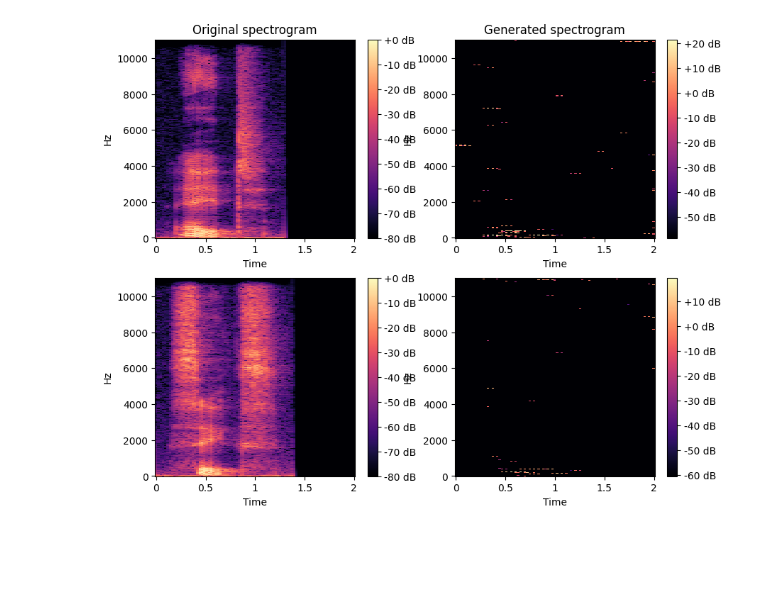
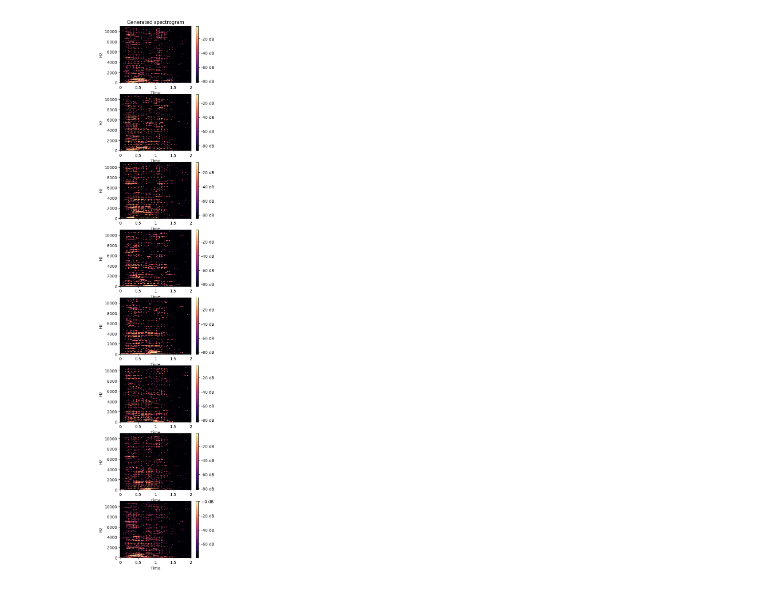
Before and after one commit to damianlacz/AudioMNIST-recon-gan, a Jupyter notebook: audio_gan.ipynb, the cells around one changed output. Cells and saved outputs as stored; diff of their text form; code cells hidden in the pictures; blank space fills up the shorter version.

```diff
--- a/audio_gan.ipynb
+++ b/audio_gan.ipynb
@@ -39,29 +39,29 @@ X_test = normalize(X_test.reshape(*X_test.shape, 1), type = 'minmax')
 # %%
 def build_generator(input_shape):
     input_layer = tf.keras.layers.Input(shape = input_shape[1:])
-    #z = tf.keras.layers.BatchNormalization()(input_layer)
-    z = tf.keras.layers.Dense(128 * 21 * 1, use_bias = True)(input_layer)
-    #z = tf.keras.layers.LeakyReLU()(z)
-    z = tf.keras.layers.Reshape(target_shape = (128, 21, 1))(z)
-    z = tf.keras.layers.Conv2DTranspose(filters = 64, kernel_size = (2, 3), strides = (2, 2), use_bias = False, padding='valid')(z)
-    z = tf.keras.layers.BatchNormalization(momentum=0.8)(z)
+    z = tf.keras.layers.Dense(127 * 20 * 1, use_bias = False)(input_layer)
+    z = tf.keras.layers.BatchNormalization()(z)
     z = tf.keras.layers.LeakyReLU()(z)
-    #z = tf.keras.layers.Dropout(0.3)(z)
-    z = tf.keras.layers.Conv2DTranspose(filters = 32, kernel_size = (2, 3), strides = (2, 2), use_bias = False, padding='valid')(z)
-    z = tf.keras.layers.BatchNormalization(momentum=0.8)(z)
+    z = tf.keras.layers.Reshape(target_shape = (127, 20, 1))(z)
+    z = tf.keras.layers.Conv2DTranspose(filters = 64, kernel_size = (3, 3), strides = (2, 2), use_bias = False)(z)
+    z = tf.keras.layers.BatchNormalization()(z)
     z = tf.keras.layers.LeakyReLU()(z)
-    z = tf.keras.layers.Conv2DTranspose(filters = 1, kernel_size = (3, 3), strides = (1, 1), use_bias = False, padding='same')(z)
+    z = tf.keras.layers.Conv2DTranspose(filters = 32, kernel_size = (3, 4), strides = (2, 2), use_bias = False)(z)
+    z = tf.keras.layers.BatchNormalization()(z)
+    z = tf.keras.layers.LeakyReLU()(z)
+    z = tf.keras.layers.Conv2DTranspose(filters = 1, kernel_size = (2, 4), strides = (1, 1), use_bias = False)(z)
+    z = tf.keras.layers.BatchNormalization()(z)
     z = tf.keras.layers.ReLU()(z)
     return tf.keras.Model(input_layer, z, name = 'generator')
 
 def build_discriminator(input_shape):
     input_layer = tf.keras.layers.Input(shape = input_shape[1:])
-    x = tf.keras.layers.Conv2D(filters = 8, kernel_size = (5, 5), strides = (4, 2), use_bias = True, padding = 'valid')(input_layer)
-    x = tf.keras.layers.LeakyReLU()(x)
-    x = tf.keras.layers.Conv2D(filters = 32, kernel_size = (5, 5), strides = (4, 2), use_bias = True, padding = 'valid')(x)
+    x = tf.keras.layers.Conv2D(filters = 32, kernel_size = (5, 5), strides = (8, 4))(input_layer)
     x = tf.keras.layers.LeakyReLU()(x)
     x = tf.keras.layers.Flatten()(x)
-    x = tf.keras.layers.Dense(1, use_bias = True)(x)
+    x = tf.keras.layers.Dense(1024)(x)
+    x = tf.keras.layers.LeakyReLU()(x)
+    x = tf.keras.layers.Dense(1)(x)
     return tf.keras.Model(input_layer, x, name = 'discriminator')
 # %%
 batch_size = 16
@@ -73,8 +73,8 @@ generator = build_generator(generator_input_shape)
 discriminator = build_discriminator(discriminator_input_shape)
 # %%
 import gan
-gan_model = gan.GAN(generator=generator, discriminator=discriminator)
+gan_model = gan.GAN(generator=generator, discriminator=discriminator, batch_size = batch_size)
 gan_model.compile()
 # %%
-history = gan_model.fit(X_train, batch_size = batch_size, epochs = 50, shuffle = True)
+history = gan_model.fit(X_train, batch_size = batch_size, epochs = 250)
 # %% [output]
@@ -98,19 +84,16 @@ Epoch 18/50
 # %%
 import matplotlib.pyplot as plt
 noise = tf.random.normal(shape = generator_input_shape)
 generated = gan_model.predict(noise)
-n = 2
-fig, ax = plt.subplots(n, 2, figsize = (10, 4 * n))
-ax[0][0].set(title = "Original spectrogram")
-ax[0][1].set(title = "Generated spectrogram")
+n = 8
+fig, ax = plt.subplots(n, 1, figsize = (4, 3 * n))
+ax[0].set(title = "Generated spectrogram")
 
 for i in range(n):
-    img_original = librosa.display.specshow(librosa.amplitude_to_db((X_test[i, :, :, 0])), x_axis='time', y_axis='linear', ax=ax[i][0])
-    img_recon = librosa.display.specshow(librosa.amplitude_to_db(np.array(generated[i, :, :, 0])), x_axis='time', y_axis='linear', ax=ax[i][1])
-    fig.colorbar(img_original, ax = ax[i][0], format = "%+2.f dB")
-    fig.colorbar(img_recon, ax = ax[i][1], format = "%+2.f dB")
+    img_recon = librosa.display.specshow(librosa.amplitude_to_db(np.array(generated[i, :, :, 0])), x_axis='time', y_axis='linear', ax=ax[i])
+    fig.colorbar(img_recon, ax = ax[i], format = "%+2.f dB")
 # %% [output]
-[figure, old version]
+[figure, new version]
 # %%
 if load_model:
     gan_model.generator.load_weights(filepath = "C:/Users/damia/test_audio/gen.keras")
```
Also changed, not shown: parts of 9 cells of this notebook, 1 other file.
